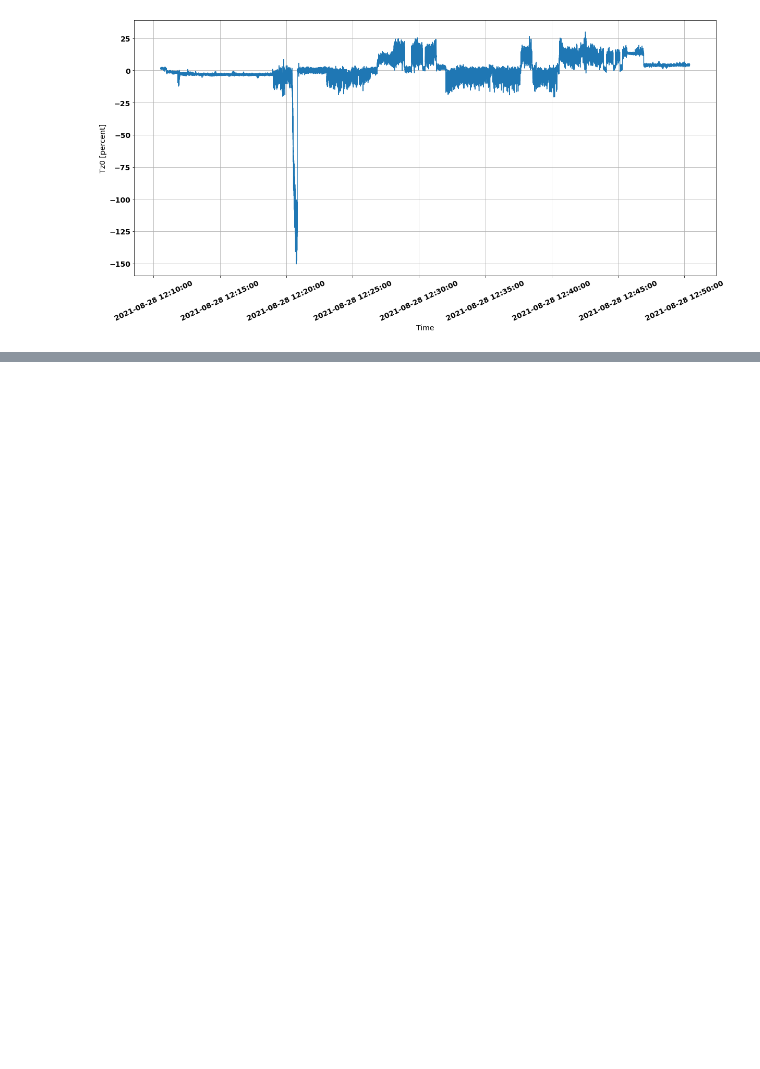
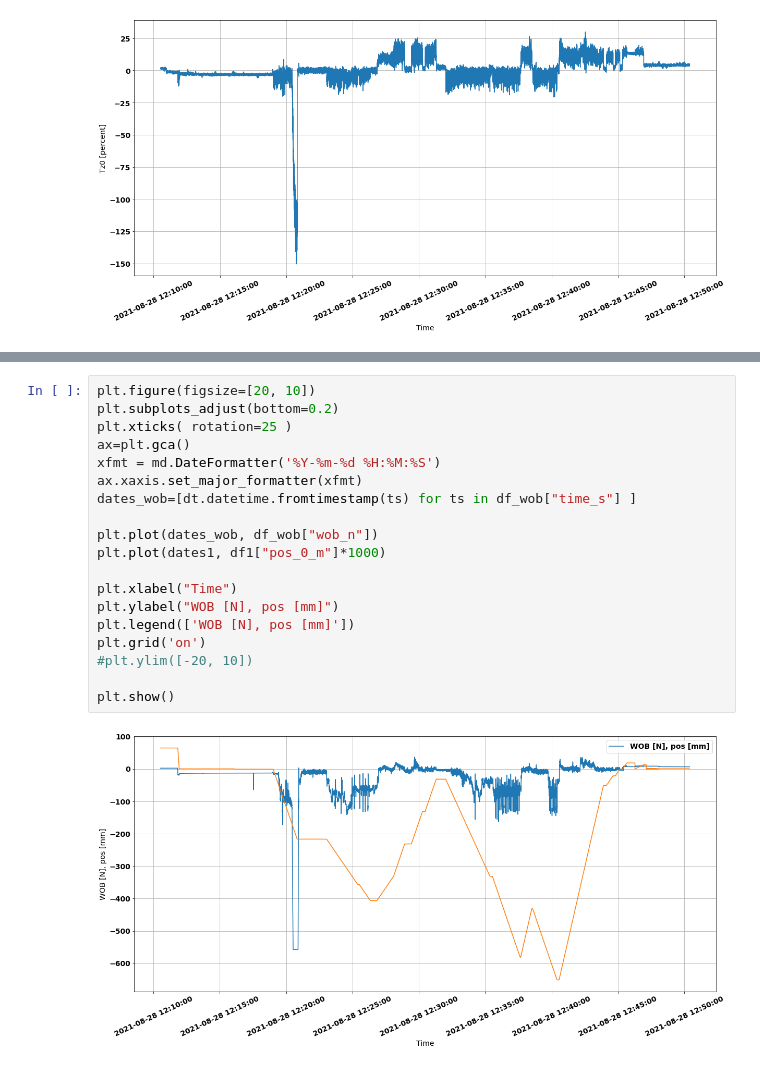
Before and after one commit to MIT-Hydration/HydrationIII, a Jupyter notebook: data/2021-Aug-28/Data Exploration 2021-Aug-28.ipynb, the cells around one changed output, grey strips where cells are left out. Saved outputs shown, nothing was run; the diff lists cells and outputs as text; blank space fills up the shorter version.

```diff
--- a/data/2021-Aug-28/Data Exploration 2021-Aug-28.ipynb
+++ b/data/2021-Aug-28/Data Exploration 2021-Aug-28.ipynb
@@ -99,0 +97,21 @@ plt.show()
+# %%
+plt.figure(figsize=[20, 10])
+plt.subplots_adjust(bottom=0.2)
+plt.xticks( rotation=25 )
+ax=plt.gca()
+xfmt = md.DateFormatter('%Y-%m-%d %H:%M:%S')
+ax.xaxis.set_major_formatter(xfmt)
+dates_wob=[dt.datetime.fromtimestamp(ts) for ts in df_wob["time_s"] ]
+
+plt.plot(dates_wob, df_wob["wob_n"])
+plt.plot(dates1, df1["pos_0_m"]*1000)
+
+plt.xlabel("Time")
+plt.ylabel("WOB [N], pos [mm]")
+plt.legend(['WOB [N], pos [mm]'])
+plt.grid('on')
+#plt.ylim([-20, 10])
+
+plt.show()
+# %% [output]
+[figure, added]
```
Also changed, not shown: parts of 7 cells of this notebook.
